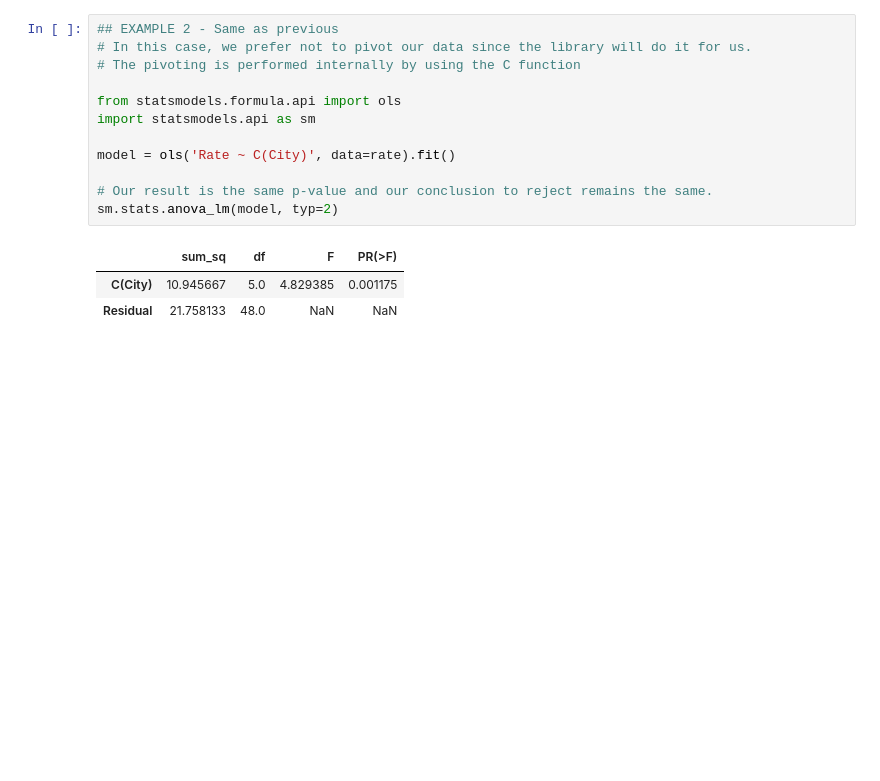
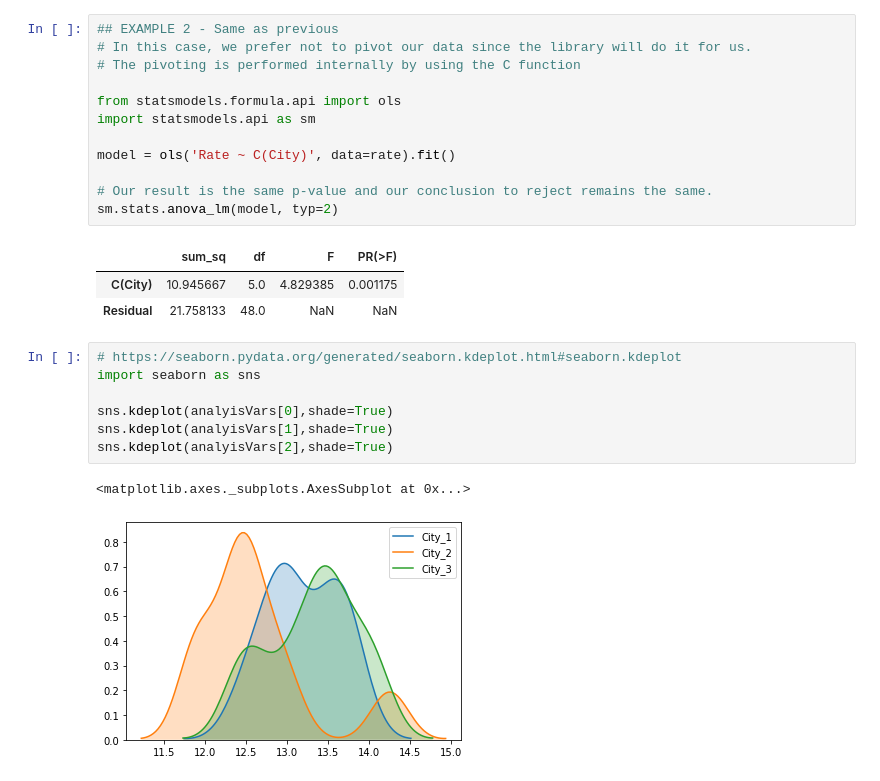
Before and after one commit to olmocorell/probability, a Jupyter notebook: 6-anova-test.ipynb, the cells around one changed output. Cells and saved outputs as stored; diff of their text form; blank space fills up the shorter version.

```diff
--- a/6-anova-test.ipynb
+++ b/6-anova-test.ipynb
@@ -55,3 +55,13 @@ sm.stats.anova_lm(model, typ=2)
 |  | sum_sq | df | F | PR(>F) |
 | C(City) | 10.945667 | 5.0 | 4.829385 | 0.001175 |
 | Residual | 21.758133 | 48.0 | NaN | NaN |
+# %%
+# https://seaborn.pydata.org/generated/seaborn.kdeplot.html#seaborn.kdeplot
+import seaborn as sns
+
+sns.kdeplot(analyisVars[0],shade=True)
+sns.kdeplot(analyisVars[1],shade=True)
+sns.kdeplot(analyisVars[2],shade=True)
+# %% [output]
+<matplotlib.axes._subplots.AxesSubplot at 0x...>
+[figure, added]
```
Also changed, not shown: 1 other file.
